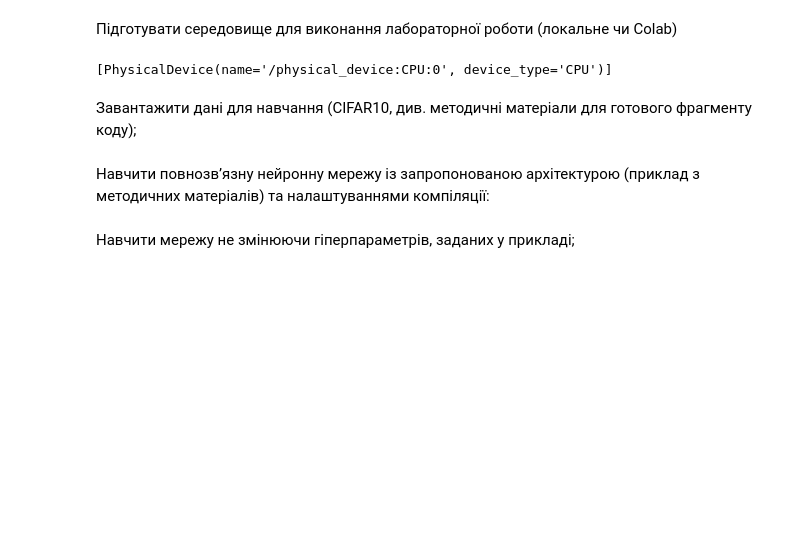
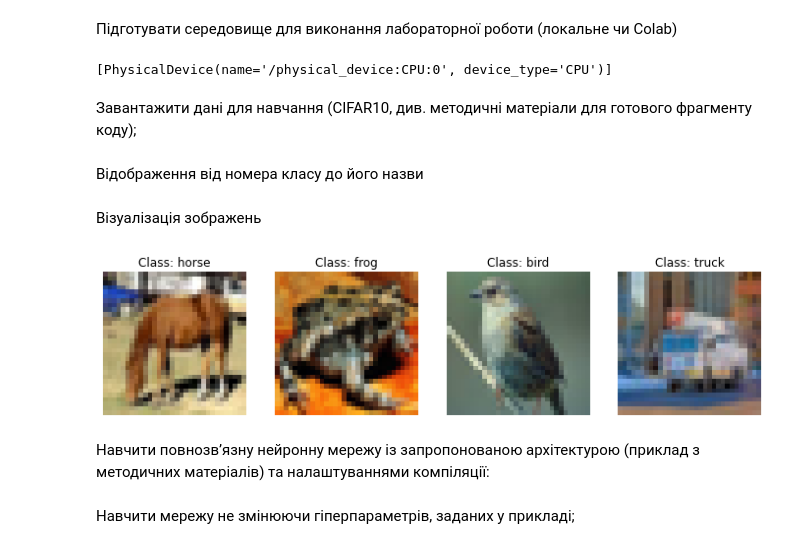
Before and after one commit to juliatvenko/DeepL, a Jupyter notebook: DL-LW1.ipynb, the cells around one changed output. Saved outputs shown, nothing was run; the diff lists cells and outputs as text; code cells hidden in the pictures; blank space fills up the shorter version.

```diff
--- a/DL-LW1.ipynb
+++ b/DL-LW1.ipynb
@@ -16,3 +17,5 @@ tf.config.list_physical_devices()
 # %%
 x_train = x_train.astype('float') / 255
 x_test = x_test.astype('float') / 255
+# %% [markdown]
+Відображення від номера класу до його назви
@@ -19,3 +30,28 @@ x_test = x_test.astype('float') / 255
+# %% [markdown]
+Візуалізація зображень
+# %%
+def display_cifar_images(
+    x: np.ndarray,
+    y: np.ndarray,
+    id2class: dict[int, str],
+    n: int = 4
+):
+    random_images_indices = np.random.randint(0, x.shape[0], n)
+    images = x[random_images_indices]
+    classes = [id2class[y[idx, 0]] for idx in random_images_indices]
+
+
+    f, axs = plt.subplots(1, n, figsize=((3*n, 3)))
+    for image, name, ax in zip(images, classes, axs):
+        ax.imshow(image)
+        ax.axis('off')
+        ax.set(title=f"Class: {name}")
+
+    plt.show()
+# %%
+display_cifar_images(x_train, y_train, id2class)
+# %% [output]
+[figure, added]
 # %% [markdown]
 Навчити повнозв’язну нейронну мережу із запропонованою архітектурою (приклад з методичних матеріалів) та налаштуваннями компіляції:
 # %% [markdown]
```
Also changed, not shown: parts of 27 cells of this notebook, 3 other files.
